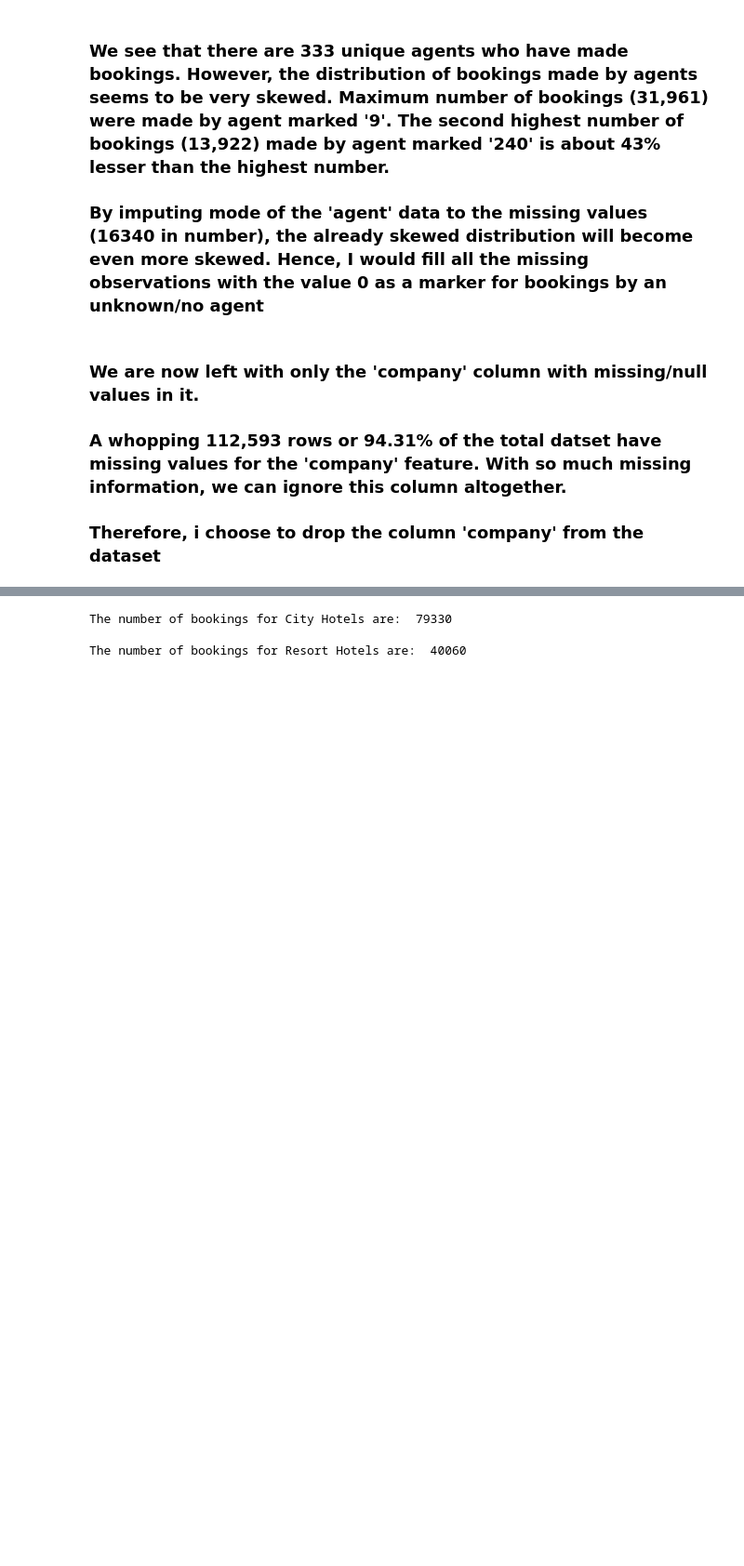
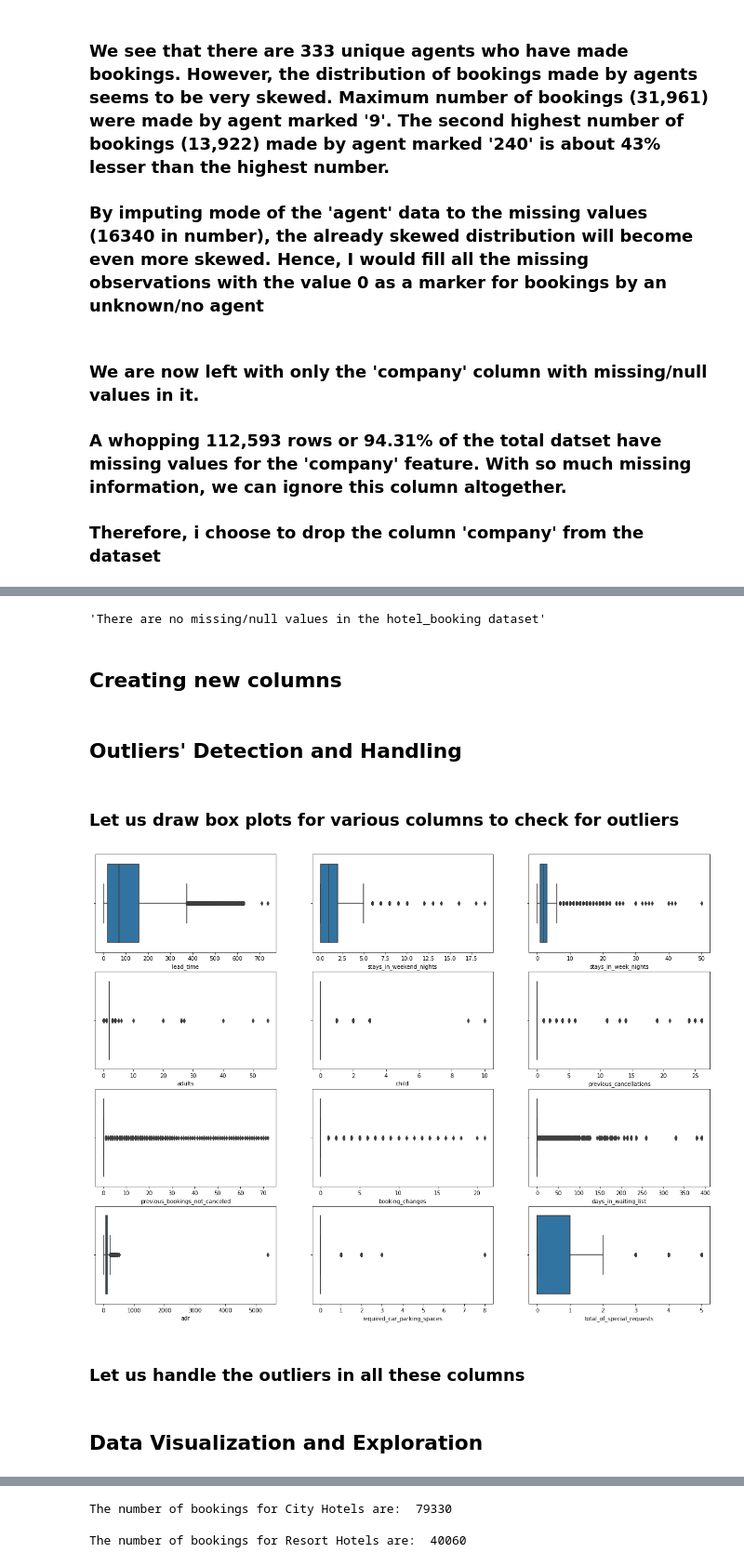
Before and after one commit to priyaregit/EDA_Hotel-Booking, a Jupyter notebook: Hotel_Booking_Analysis_EDA_Capstone_Project.ipynb, the cells around one changed output, grey strips where cells are left out. Shown at 93% size. Cells and saved outputs as stored; diff of their text form; code cells hidden in the pictures; blank space fills up the shorter version.

```diff
--- a/Hotel_Booking_Analysis_EDA_Capstone_Project.ipynb
+++ b/Hotel_Booking_Analysis_EDA_Capstone_Project.ipynb
@@ -400,0 +407,8 @@ hotel_booking.drop('company', axis=1, inplace=True)
+# %%
+# Checking for missing/null values by calling the function for missing values
+
+missing()
+# %% [output]
+'There are no missing/null values in the hotel_booking dataset'
+# %% [markdown]
+## <b> Creating new columns
@@ -400,0 +419,24 @@ hotel_booking.drop('company', axis=1, inplace=True)
+# %% [markdown]
+## <b> Outliers' Detection and  Handling
+# %% [markdown]
+### Let us draw box plots for various columns to check for outliers
+# %%
+# Creating a list of columns that contain numerical data
+columns = ['lead_time', 'stays_in_weekend_nights', 'stays_in_week_nights', 'adults', 'child', 'previous_cancellations',
+           'previous_bookings_not_canceled', 'booking_changes', 'days_in_waiting_list', 'adr',
+           'required_car_parking_spaces', 'total_of_special_requests']
+
+# Setting the display figure size
+plt.figure(figsize=(20,15))
+
+n = 1
+
+# Creating boxplots for each of the column/features
+for col in columns:
+  plt.subplot(4,3,n)
+  n = n+1
+  sns.boxplot(hotel_booking[col])
+# %% [output]
+[figure, added]
+# %% [markdown]
+### Let us handle the outliers in all these columns
@@ -400,0 +479,2 @@ hotel_booking.drop('company', axis=1, inplace=True)
+# %% [markdown]
+## <b> Data Visualization and Exploration
```
Also changed, not shown: parts of 77 cells of this notebook.
